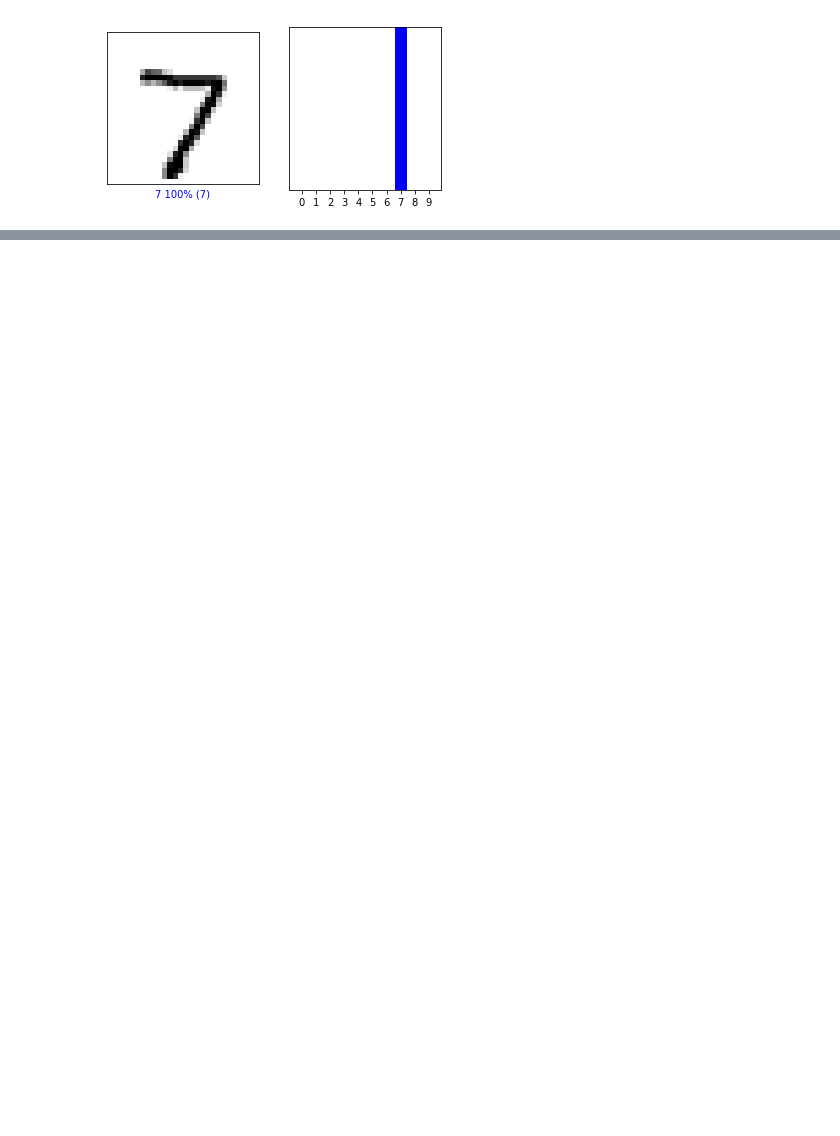
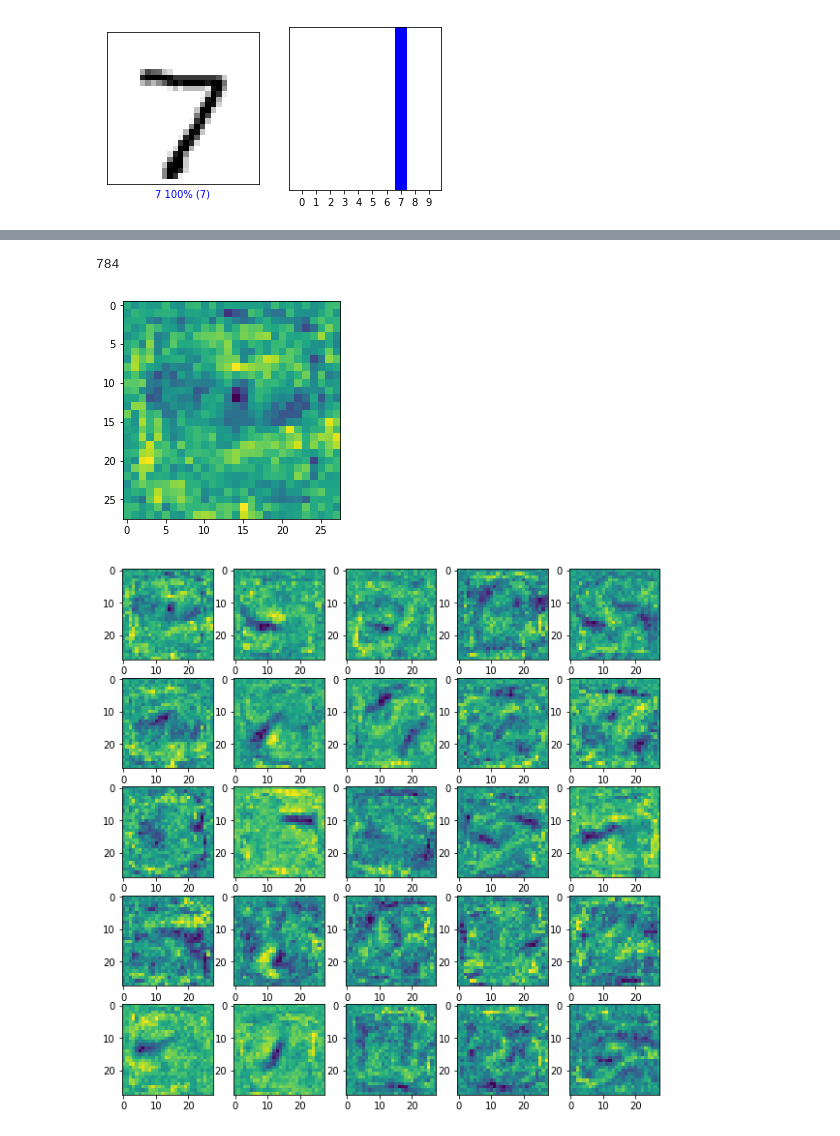
Before and after one commit to LeonY117/1621, a Jupyter notebook: mnist/mnist.ipynb, the cells around one changed output, grey strips where cells are left out. Cells and saved outputs as stored; diff of their text form; code cells hidden in the pictures; blank space fills up the shorter version.

```diff
--- a/mnist/mnist.ipynb
+++ b/mnist/mnist.ipynb
@@ -122,0 +166,32 @@ plt.show()
+# %%
+# See hidden layers
+
+for layer in model.layers:
+    weights = layer.get_weights()
+
+# for i in range(len(weights[1])):
+#     weights[0][i] = np.reshape(weights[0][i], (-1, 28))
+
+# for layer in model.layers: print(layer.get_config(), layer.get_weights())
+first_layer_weights = model.layers[1].get_weights()[0]
+print(len(first_layer_weights))
+
+neurons = [None]*128
+for i in range(len(neurons)):
+    neurons[i] = np.zeros(784)
+    for j in range(len(first_layer_weights)):
+        neurons[i][j] = (first_layer_weights[j][i])
+    neurons[i] = neurons[i].reshape(28, 28)
+
+rows = 5
+columns = 5
+num = rows * columns
+
+plt.figure(figsize=(2*columns, 2*rows))
+for i in range(num):
+    plt.subplot(rows, columns, i+1)
+    plt.imshow(neurons[i], cmap='viridis')
+# %% [output]
+784
+[figure, added]
+[figure, added]
```
Also changed, not shown: parts of 11 cells of this notebook, 2 other files.
